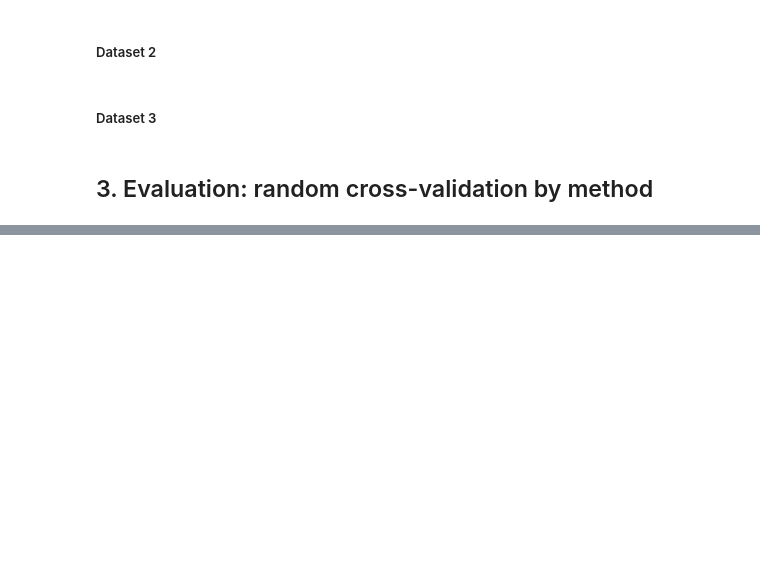
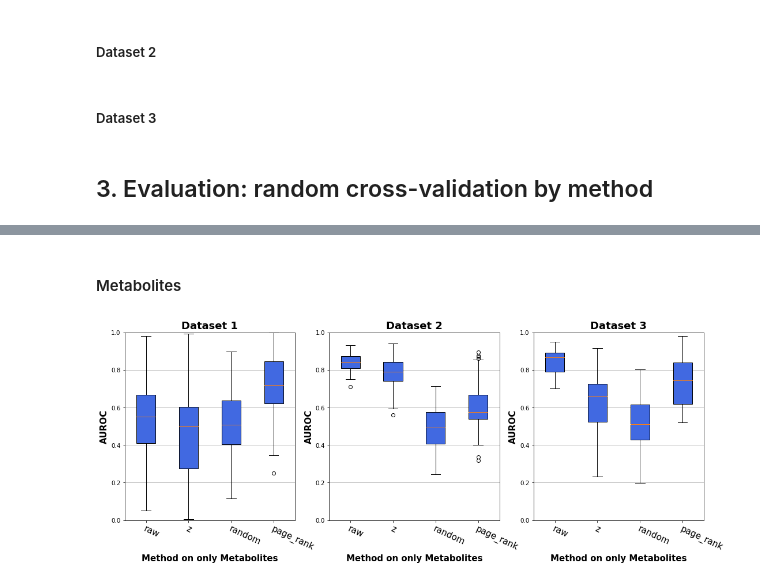
Before and after one commit to multipaths/Results, a Jupyter notebook: notebooks/evaluations/random_cross_validation/by_method.ipynb, the cells around one changed output, grey strips where cells are left out. Saved outputs shown, nothing was run; the diff lists cells and outputs as text; code cells hidden in the pictures; blank space fills up the shorter version.

```diff
--- a/notebooks/evaluations/random_cross_validation/by_method.ipynb
+++ b/notebooks/evaluations/random_cross_validation/by_method.ipynb
@@ -143,0 +192,6 @@ to_json(metrics_by_method, OUTPUT_PATH)
+# %% [markdown]
+#### Metabolites
+# %%
+show_box_plot(metrics_by_method_entity["metabolite_nodes"]["auroc"], 'Method on only Metabolites', 'AUROC',  color_palette = ['royalblue', 'royalblue', 'royalblue', 'royalblue'])
+# %% [output]
+[figure, added]
```
Also changed, not shown: parts of 41 cells of this notebook, 2 other files.
